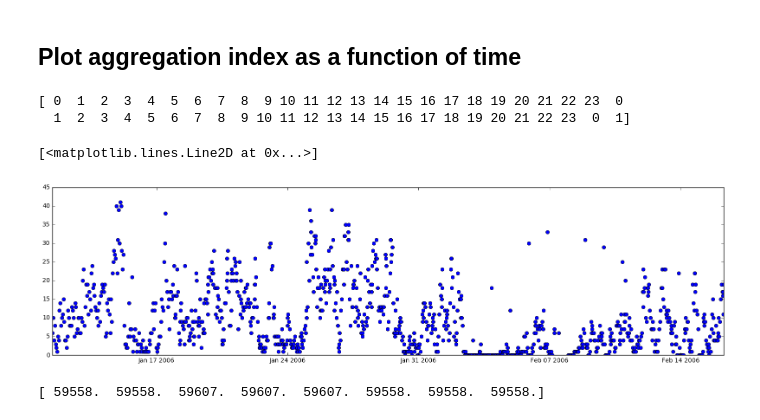
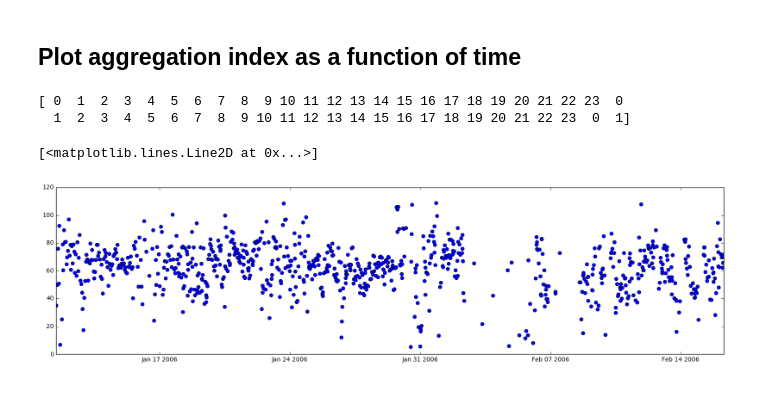
Before and after one commit to rcjackson/cmdv-rrm-anl, a Jupyter notebook: notebooks/Tobin aggregation index.ipynb, the cells around one changed output. Drawn from its saved outputs; the diff is of its cells as text; code cells hidden in the pictures.

```diff
--- a/notebooks/Tobin aggregation index.ipynb
+++ b/notebooks/Tobin aggregation index.ipynb
@@ -80,9 +80,10 @@ for i in days:
                           month_str +
                           day_str +
                           '*.cdf')
-    file_list.append(data_list[0])
-    time_list.append(cur_time)
-    cur_time = cur_time + datetime.timedelta(days=1)
+    if(data_list):
+        file_list.append(data_list[0])
+        time_list.append(cur_time)
+        cur_time = cur_time + datetime.timedelta(days=1)
 # %% [output]
 We are about to load grid files for 60 days
 Looking for files with format /home/rjackson/data/visst/twpvisstpx04*20060101*.cdf
@@ -320,7 +317,7 @@ days = []
 months = []
 hours = []
 minutes = []
-
+d1 = []
 year = 2006
 j = 0
 k = 0
@@ -370,7 +367,25 @@ for satellite_file in file_list:
         blobs[blobs.mask] = 0
         blobs.mask = False
         blobs_labels, num_blobs = ndimage.measurements.label(blobs)
+        locs = ndimage.measurements.center_of_mass(blobs, blobs_labels, range(2, num_blobs))
+
+        # Label 0 = masked data, 1 = background, clusters start at label 2
+
+        List = [(elem2, elem1) for elem1, elem2 in locs]
         N.append(num_blobs-2)
+
+        distances = []
+        for point1 in List:
+            for point2 in List:
+                if(point1 != point2):
+                    d = math.sqrt(pow(point1[0]-point2[0],2) + pow(point1[1]-point2[1],2))
+                    distances.append(d)
+
+        n = (num_blobs-2)*(num_blobs-3)/2
+        if(n > 0):
+            d1.append(1/float(n)*np.sum(distances))
+        else:
+            d1.append(float('nan'))
 
         years.append(year)
         days.append(time_list[k].day)
@@ -446,32 +466,28 @@ out_netcdf.close()
 # %%
 CY_cdf = Dataset('/home/rjackson/data/num_clusters.cdf', mode='r')
 
-classification = CY_cdf.variables['N'][:]
+classification = CY_cdf.variables['d1'][:]
 year = CY_cdf.variables['year'][:]
 month = CY_cdf.variables['month'][:]
 day = CY_cdf.variables['day'][:]
 hour = CY_cdf.variables['hour'][:]
 minute = CY_cdf.variables['minute'][:]
 print(hour[0:50])
 
 date_array = []
 for i in range(0,len(year)):
     dat = datetime.datetime(year=int(year[i]),
                             month=int(month[i]),
                             day=int(day[i]),
                             hour=int(hour[i]),
                             minute=int(minute[i]),)
     date_array.append(dat)
 CY_cdf.close()
 
 plt.figure(figsize=(20,5))
 plt.plot_date(dates.date2num(date_array[250:-400]), classification[250:-400])
 # %% [output]
 [ 0  1  2  3  4  5  6  7  8  9 10 11 12 13 14 15 16 17 18 19 20 21 22 23  0
   1  2  3  4  5  6  7  8  9 10 11 12 13 14 15 16 17 18 19 20 21 22 23  0  1]
 [<matplotlib.lines.Line2D at 0x...>]
-[figure, old version]
+[figure, new version]
-# %%
-print(NumPixels[:])
-# %% [output]
-[ 59558.  59558.  59607.  59607.  59607.  59558.  59558.  59558.]
```
Also changed, not shown: parts of 4 cells of this notebook.
